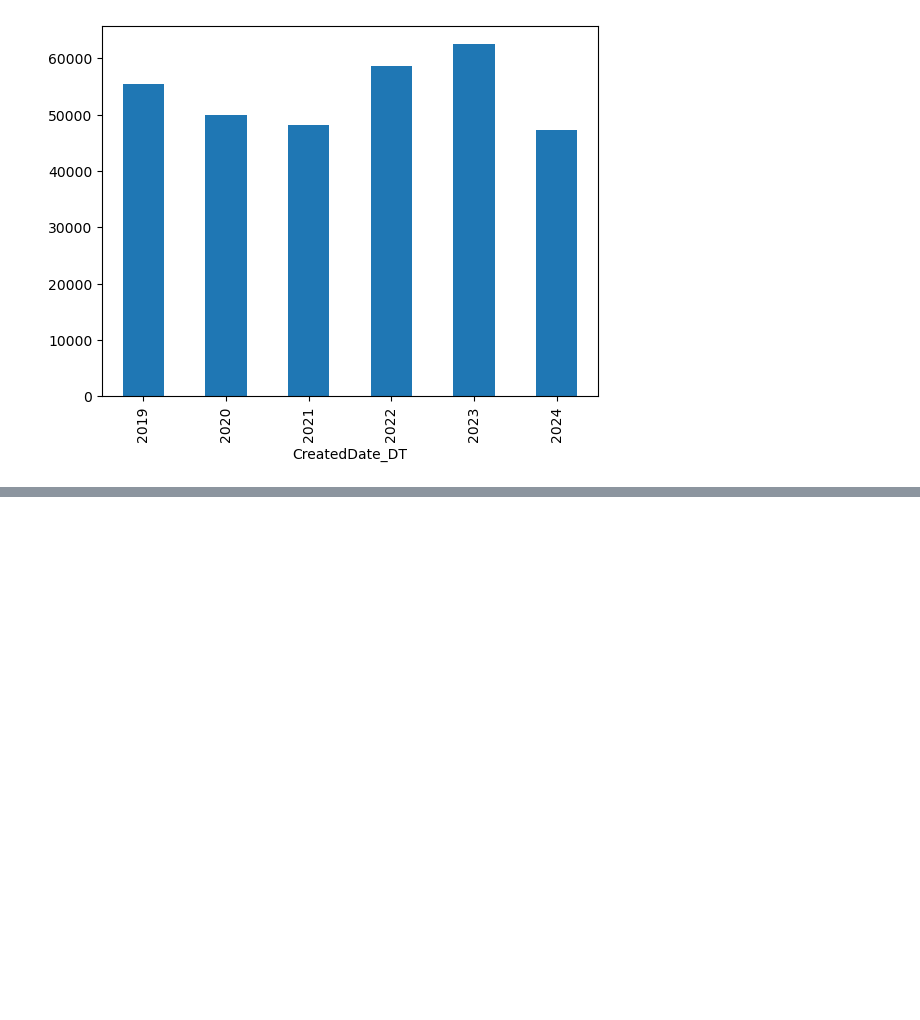
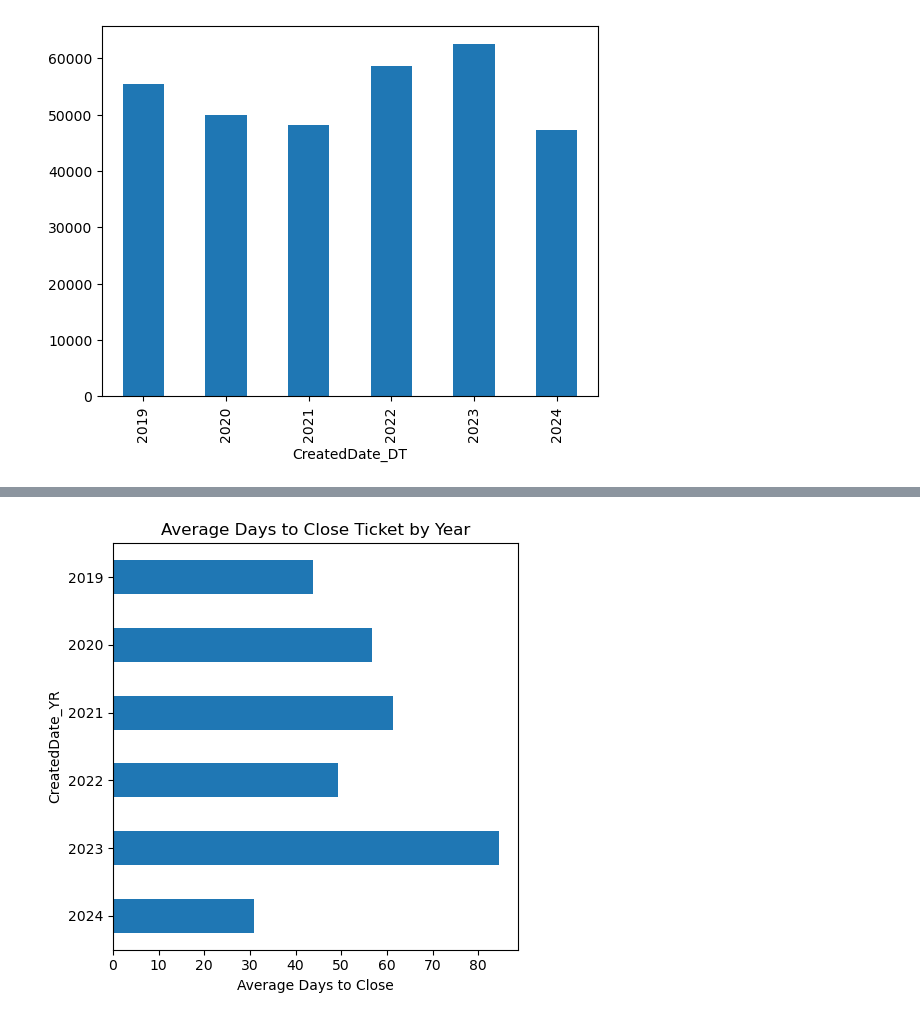
Before and after one commit to aeaiu/usable_ai_project, a Jupyter notebook: Notebooks/1_eda.ipynb, the cells around one changed output, grey strips where cells are left out. Saved outputs shown, nothing was run; the diff lists cells and outputs as text; code cells hidden in the pictures; blank space fills up the shorter version.

```diff
--- a/Notebooks/1_eda.ipynb
+++ b/Notebooks/1_eda.ipynb
@@ -212,0 +295,18 @@ df['CreatedDate_DT'].dt.year.value_counts().sort_index().plot.bar()
+# %%
+
+import matplotlib.pyplot as plt
+
+df["CreatedDate_YR"] = df['CreatedDate_DT'].dt.year
+
+# plot
+plt.figure(figsize=(5, 5))
+close_days_means = df[df['close_time_days'] >= 0].groupby("CreatedDate_YR")["close_time_days"].mean()
+#close_days_means = close_days_means.sort_values(ascending=False)
+ax = close_days_means.plot(kind="barh")
+plt.xlabel('Average Days to Close')
+plt.title('Average Days to Close Ticket by Year')
+ax.invert_yaxis()
+plt.tight_layout()
+plt.show()
+# %% [output]
+[figure, added]
```
Also changed, not shown: parts of 17 cells of this notebook, 2 other files.
